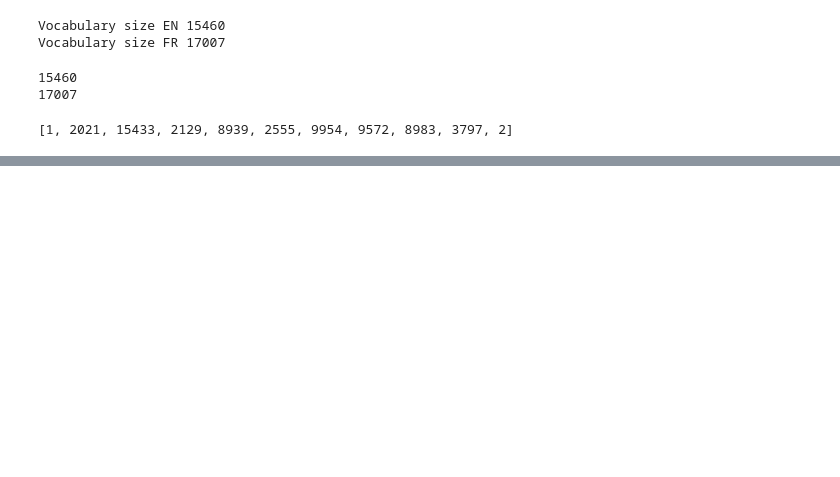
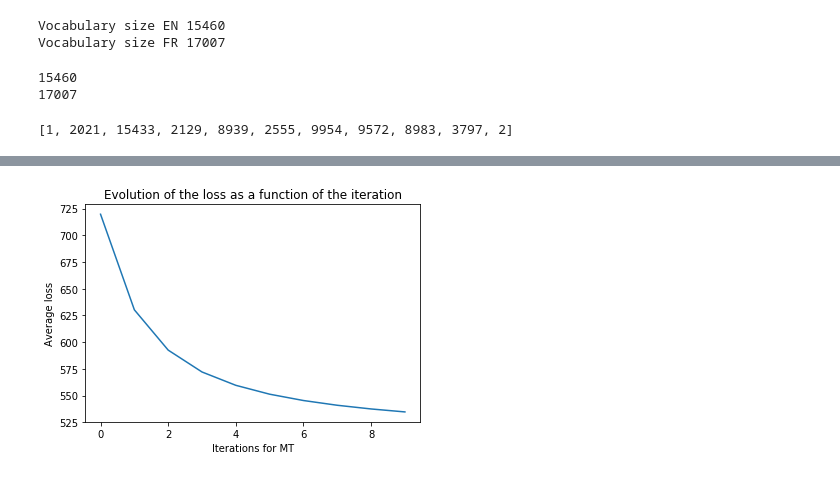
Before and after one commit to ecekt/NLP2-LAB2, a Jupyter notebook: NLP2-lab2.ipynb, the cells around one changed output, grey strips where cells are left out. Drawn from its saved outputs; the diff is of its cells as text; code cells hidden in the pictures; blank space fills up the shorter version.

```diff
--- a/NLP2-lab2.ipynb
+++ b/NLP2-lab2.ipynb
@@ -165,7 +165,7 @@ class Encoder(nn.Module):
 
         self.average_projection = nn.Linear(self.context_emb_dim, self.dec_embedding_dim)
 
-        #self.attention_projection ? TODO
+        self.attention_projection = nn.Linear(self.context_emb_dim, self.dec_embedding_dim)
         #do we use non-linearity after attention
 
         #TODO: DROPOUT
@@ -198,6 +198,8 @@ class Encoder(nn.Module):
         average_context = torch.mean(stacked_contexts, dim = 0)
         average_context = self.average_projection(average_context)
 
+        stacked_contexts = self.attention_projection(stacked_contexts)
+
         return average_context, stacked_contexts
 
 class Decoder(nn.Module):
@@ -218,15 +220,14 @@ class Decoder(nn.Module):
         #self.bidirLSTM = nn.LSTM(self.embedding_dim, self.embedding_dim, bidirectional=True)
         #TODO: LSTM, GRU
 
-        #maybe a linear layer after this before softmax
-        self.s_out = nn.Linear(self.dec_embedding_dim, self.vocab_size_en)
-
-        #self.softm = nn.LogSoftmax(dim=1)
+        #a linear layer after this before softmax
+        self.out_affine = nn.Linear(self.dec_embedding_dim, self.vocab_size_en)
 
 
     def forward(self, gold_target_sent, encoder_avg_context, encoder_stacked_contexts):
 
         pred = []
+        attentions = []
 
         for s in range(len(gold_target_sent)):
             gold_word = gold_target_sent[s]
@@ -239,12 +240,11 @@ class Decoder(nn.Module):
 
                 #TODO: how to add weighted context
                 #do we set h0 to avg context OR do we input it?
-                print(output.shape, encoder_avg_context.shape)
                 output, hidden = self.rnn(output.view(1, 1, -1), encoder_avg_context.view(1, 1, -1))
                 prev_hidden = hidden
 
                 s_output = F.softmax(output[0], dim=0) #TODO: CHECK DIM AND OUTPUT[0]
-                #OR F.log_softmax
+                s_output = self.out_affine(s_output)
                 pred.append(s_output)
 
             else:
@@ -254,51 +254,16 @@ class Decoder(nn.Module):
                 prev_hidden = hidden
 
                 s_output = F.softmax(output[0], dim=0) #TODO: CHECK DIM AND OUTPUT[0]
-                #OR F.log_softmax
+                s_output = self.out_affine(s_output)
                 pred.append(s_output)
 
+            attention_weights_word = F.softmax(torch.matmul(encoder_stacked_contexts, prev_hidden.view(-1,1)), dim = 0)
+            attentions.append(attention_weights_word)
 
-#             output = self.softmax(self.out(output[0]))
+        attention_weights = torch.stack(attentions, dim=0)
 
-#     attn_weights = F.softmax(
-#             self.attn(torch.cat((embedded[0], hidden[0]), 1)), dim=1)
-#         attn_applied = torch.bmm(attn_weights.unsqueeze(0),
-#                                  encoder_outputs.unsqueeze(0))
-
-#         output = torch.cat((embedded[0], attn_applied[0]), 1)
-#         output = self.attn_combine(output).unsqueeze(0)
-
-#         atts= torch.matmul(es, hidden_from_decoder)
-
-#         weighted_context = es*attention_weights
-
-        #if EOS for encoder, move on to the decoder
-
-        #attention_matrices = self.attention_projection(e_out)
-
-        #softmax_a = a/a.sum()
-
-        #context = e_out*a
-
-
-        #a = F.softmax(a, dim=0)
-
-        #input embedding
-        #set hidden at the beginning
-        #get rnn output
-        #apply softmax
-
-        #feed actual word for training
-        #feed previous word for testing
-
-#             #view_shape = embeddings.shape[0]
-#             output, (hidden, cell) = self.bidirLSTM(embeddings.view(1, 1, -1))
-
-#             hid_f = hidden[0]
-#             hid_b = hidden[1]
-
-
-        return loss, pred, attention_weights #output, hidden
+        pred = torch.stack(pred, dim=0)
+        return pred, attention_weights #output, hidden
 
 
     #https://pytorch.org/tutorials/intermediate/seq2seq_translation_tutorial.html
@@ -319,11 +284,11 @@ model_decoder = Decoder(dec_embedding_dim, vocab_size_en, max_sentence_length, d
 optimizer_encoder = optim.Adam(model_encoder.parameters(), lr = learning_rate)
 optimizer_decoder = optim.Adam(model_decoder.parameters(), lr = learning_rate)
 
-loss_func = nn.NLLLoss()
+loss_func = nn.CrossEntropyLoss()
 losses = []
 avg_losses = []
 
-portion = 1000
+portion = 100
 
 print('epoch, total loss, average loss, duration')
 for e in range(epochs):
@@ -354,7 +319,9 @@ for e in range(epochs):
 
             #prev_hidden = average_context or actual prev_hidden
 
-            loss, pred, attention_weights = model_decoder(sent_en, average_context, stacked_contexts)
+            pred, attention_weights = model_decoder(sent_en, average_context, stacked_contexts)
+
+            loss = loss_func(pred.squeeze(), sent_en)
 
             loss.backward()
 
@@ -363,19 +330,24 @@ for e in range(epochs):
 
             total_loss += loss.item()
 
+
     now = datetime.now()
 
     losses.append(total_loss)
 
-    avg_loss = np.mean(losses)/len(batches_en)
+    avg_loss = np.mean(losses)
 
     print(e, total_loss, avg_loss, now-then)
 
     avg_losses.append(avg_loss)
 
 
-with open('model_encdec' + str(portion) + '.pickle','wb') as file:
-    pickle.dump(model,file)
+with open('model_encoder' + str(portion) + '.pickle','wb') as file:
+    pickle.dump(model_encoder,file)
+
+
+with open('model_decoder' + str(portion) + '.pickle','wb') as file:
+    pickle.dump(model_decoder,file)
 
 iteration= list(range(len(avg_losses)))
 
@@ -391,0 +372 @@ NameError: name 'loss' is not defined
+[figure, added]
```
Also changed, not shown: parts of 13 cells of this notebook.
